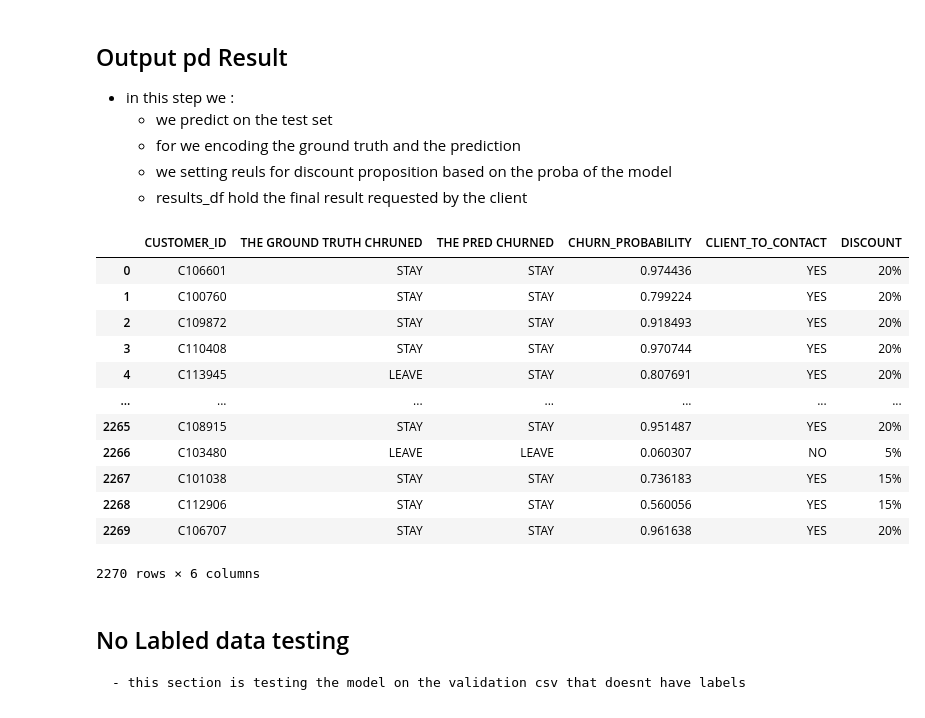
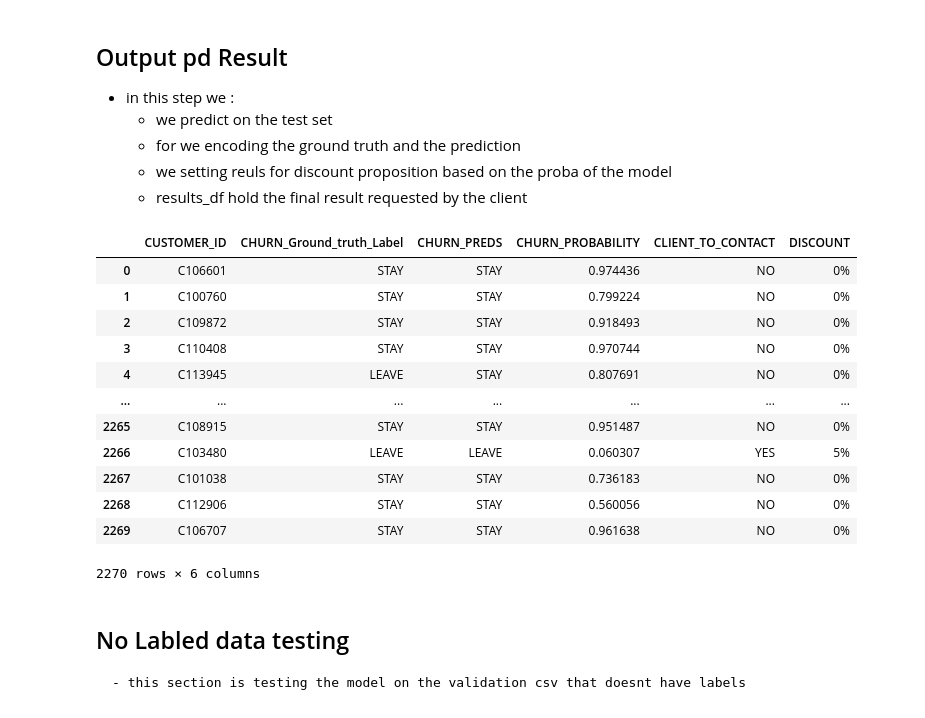
Before and after one commit to AMMISAIDFaical/ML-engineer_chrun, a Jupyter notebook: notebooks/1.0-FA-ML-Expriment.ipynb, the cells around one changed output. Saved outputs shown, nothing was run; the diff lists cells and outputs as text; code cells hidden in the pictures.

```diff
--- a/notebooks/1.0-FA-ML-Expriment.ipynb
+++ b/notebooks/1.0-FA-ML-Expriment.ipynb
@@ -93,50 +93,60 @@ customer_ids = X_test.index
 
 # Predict probabilities and labels
 churn_probabilities = xgb_clf.predict_proba(X_test)[:, 1]
-churn_labels = xgb_clf.predict(X_test)
-churn_labels = ['LEAVE' if label == 0 else 'STAY' for label in churn_labels]
+churn_predictions = xgb_clf.predict(X_test)
+churn_predictions = ['LEAVE' if label == 0 else 'STAY' for label in churn_predictions]
 real_churn_labels = ['LEAVE' if label == 0 else 'STAY' for label in y_test]
 # %%
-# Determine CLIENT_TO_CONTACT based on churn probability threshold (e.g., 0.5)
-client_to_contact = ['YES' if prob > 0.5 else 'NO' for prob in churn_probabilities]
+# Determine CLIENT_TO_CONTACT based on churn label
+client_to_contact = ['YES' if label == 'LEAVE' else 'NO' for label in churn_predictions]
 
-# Propose DISCOUNT based on churn probability
-def propose_discount(probability):
-    if probability > 0.75:
-        return '20%'
-    elif probability > 0.5:
-        return '15%'
-    elif probability > 0.25:
-        return '10%'
+def propose_discount(churn_label, probability):
+    # Apply discounts only to those predicted to leave
+    if churn_label == 'LEAVE':
+        if probability > 0.75:
+            return '20%'
+        elif probability > 0.5:
+            return '15%'
+        elif probability > 0.25:
+            return '10%'
+        else:
+            return '5%'
     else:
-        return '5%'
+        return '0%'  # No discount for those predicted to stay
 
-discounts = [propose_discount(prob) for prob in churn_probabilities]
+
+# Calculate discounts for each customer
+discounts = [propose_discount(label, prob) for label, prob in zip(churn_labels, churn_probabilities)]
+
 # Create the DataFrame
 results_df = pd.DataFrame({
     'CUSTOMER_ID': customer_ids,
-    'THE GROUND TRUTH CHRUNED':real_churn_labels,
-    'THE PRED CHURNED': churn_labels,
+    'CHURN_Ground_truth_Label' : real_churn_labels,
+    'CHURN_PREDS': churn_predictions,
     'CHURN_PROBABILITY': churn_probabilities,
     'CLIENT_TO_CONTACT': client_to_contact,
     'DISCOUNT': discounts
 })
 # %%
 # Display the DataFrame
+# Save to CSV
+results_df.to_csv('customer_discounts.csv', index=False)
+
+# Display the DataFrame
 results_df
 # %% [output]
-|  | CUSTOMER_ID | THE GROUND TRUTH CHRUNED | THE PRED CHURNED | CHURN_PROBABILITY | CLIENT_TO_CONTACT | DISCOUNT |
-| 0 | C106601 | STAY | STAY | 0.974436 | YES | 20% |
-| 1 | C100760 | STAY | STAY | 0.799224 | YES | 20% |
-| 2 | C109872 | STAY | STAY | 0.918493 | YES | 20% |
-| 3 | C110408 | STAY | STAY | 0.970744 | YES | 20% |
-| 4 | C113945 | LEAVE | STAY | 0.807691 | YES | 20% |
+|  | CUSTOMER_ID | CHURN_Ground_truth_Label | CHURN_PREDS | CHURN_PROBABILITY | CLIENT_TO_CONTACT | DISCOUNT |
+| 0 | C106601 | STAY | STAY | 0.974436 | NO | 0% |
+| 1 | C100760 | STAY | STAY | 0.799224 | NO | 0% |
+| 2 | C109872 | STAY | STAY | 0.918493 | NO | 0% |
+| 3 | C110408 | STAY | STAY | 0.970744 | NO | 0% |
+| 4 | C113945 | LEAVE | STAY | 0.807691 | NO | 0% |
 | ... | ... | ... | ... | ... | ... | ... |
-| 2265 | C108915 | STAY | STAY | 0.951487 | YES | 20% |
-| 2266 | C103480 | LEAVE | LEAVE | 0.060307 | NO | 5% |
-| 2267 | C101038 | STAY | STAY | 0.736183 | YES | 15% |
-| 2268 | C112906 | STAY | STAY | 0.560056 | YES | 15% |
-| 2269 | C106707 | STAY | STAY | 0.961638 | YES | 20% |
+| 2265 | C108915 | STAY | STAY | 0.951487 | NO | 0% |
+| 2266 | C103480 | LEAVE | LEAVE | 0.060307 | YES | 5% |
+| 2267 | C101038 | STAY | STAY | 0.736183 | NO | 0% |
+| 2268 | C112906 | STAY | STAY | 0.560056 | NO | 0% |
+| 2269 | C106707 | STAY | STAY | 0.961638 | NO | 0% |
 2270 rows × 6 columns
 # %% [markdown]
 ## No Labled data testing
```
Also changed, not shown: parts of 1 cell of this notebook, 1 other file.
